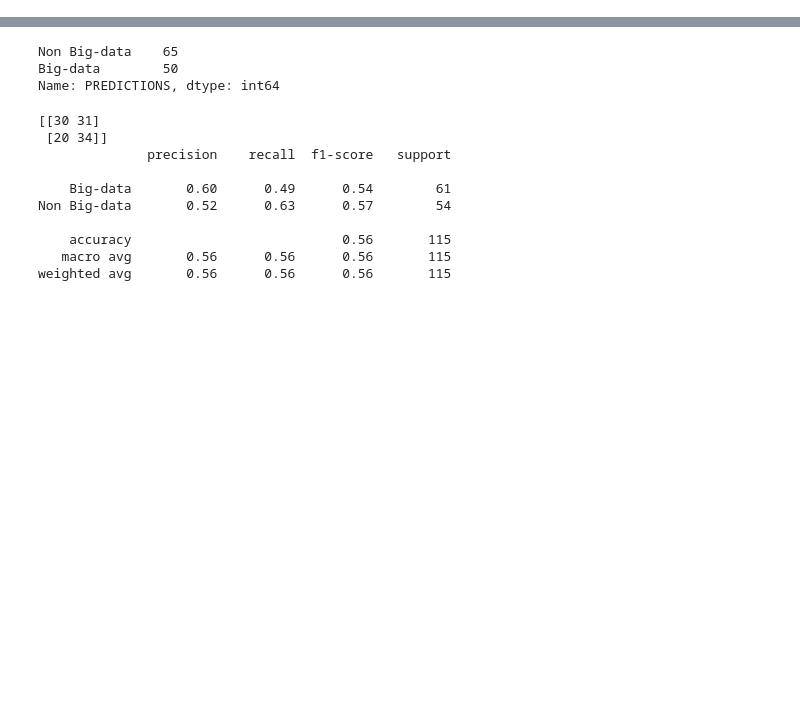
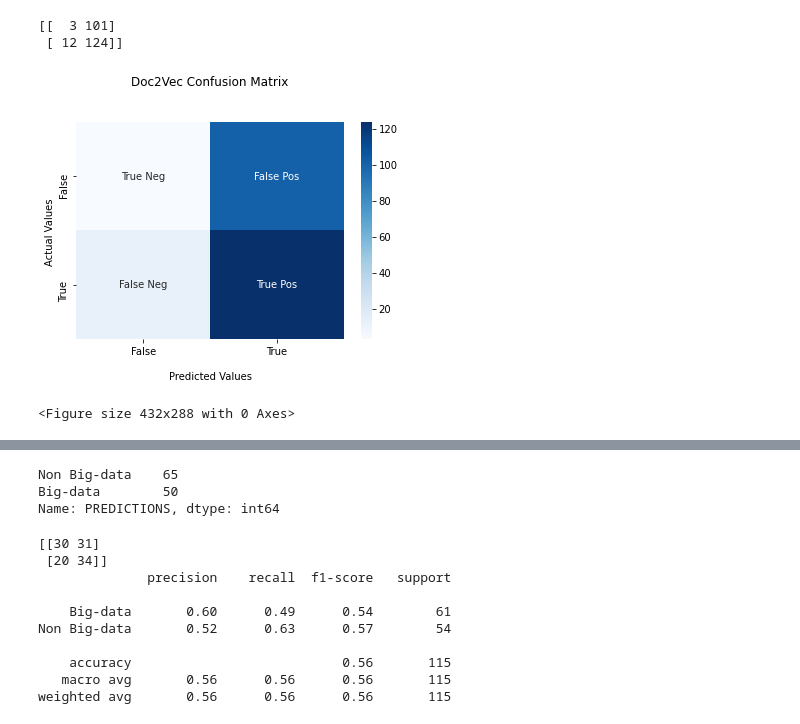
Before and after one commit to uva-bi-sdad/publicrd, a Jupyter notebook: src/Digitalization/Doc2Vec_KNN_corpus.ipynb, the cells around one changed output, grey strips where cells are left out. Saved outputs shown, nothing was run; the diff lists cells and outputs as text; code cells hidden in the pictures; blank space fills up the shorter version.

```diff
--- a/src/Digitalization/Doc2Vec_KNN_corpus.ipynb
+++ b/src/Digitalization/Doc2Vec_KNN_corpus.ipynb
@@ -105,13 +149,13 @@ y_test = df_split.loc[df_split["index"].isin(test_id)]
 y_test = y_test['label']
 # %%
-df_split['index'] = df_split.index
-y_train = df_split.loc[df_split["index"].isin(train_id)]
+train_df['index'] = train_df.index
+y_train = train_df.loc[train_df["index"].isin(train_id)]
 y_train = y_train['label']
 # %%
 import math
 # %%
-neighbors = int(math.sqrt(len(df_split.index)))
+neighbors = int(math.sqrt(len(train_df.index)))
 # %%
 from sklearn.neighbors import KNeighborsClassifier
-classifier = KNeighborsClassifier(n_neighbors = 15 )
+classifier = KNeighborsClassifier(n_neighbors = neighbors)
 classifier.fit(x_train, y_train)
@@ -132,0 +172,4 @@ predictions['PREDICTIONS'] = y_pred
+# %%
+from sklearn.metrics import classification_report, confusion_matrix
+confusion = (confusion_matrix(y_test, y_pred))
+print(classification_report(y_test, y_pred))
@@ -132,0 +185,5 @@ predictions['PREDICTIONS'] = y_pred
+# %%
+print(confusion_matrix(y_test, y_pred))
+# %% [output]
+[[  3 101]
+ [ 12 124]]
@@ -132,0 +193,21 @@ predictions['PREDICTIONS'] = y_pred
+# %%
+labels = ['True Neg','False Pos','False Neg','True Pos']
+
+labels = np.asarray(labels).reshape(2,2)
+
+ax = sns.heatmap(confusion, annot=labels, fmt='', cmap='Blues')
+
+ax.set_title('Doc2Vec Confusion Matrix\n\n');
+ax.set_xlabel('\nPredicted Values')
+ax.set_ylabel('Actual Values ');
+
+## Ticket labels - List must be in alphabetical order
+ax.xaxis.set_ticklabels(['False','True'])
+ax.yaxis.set_ticklabels(['False','True'])
+
+## Display the visualization of the Confusion Matrix.
+plt.show()
+plt.savefig('doc2vec.PNG')
+# %% [output]
+[figure, added]
+<Figure size 432x288 with 0 Axes>
```
Also changed, not shown: parts of 50 cells of this notebook.
